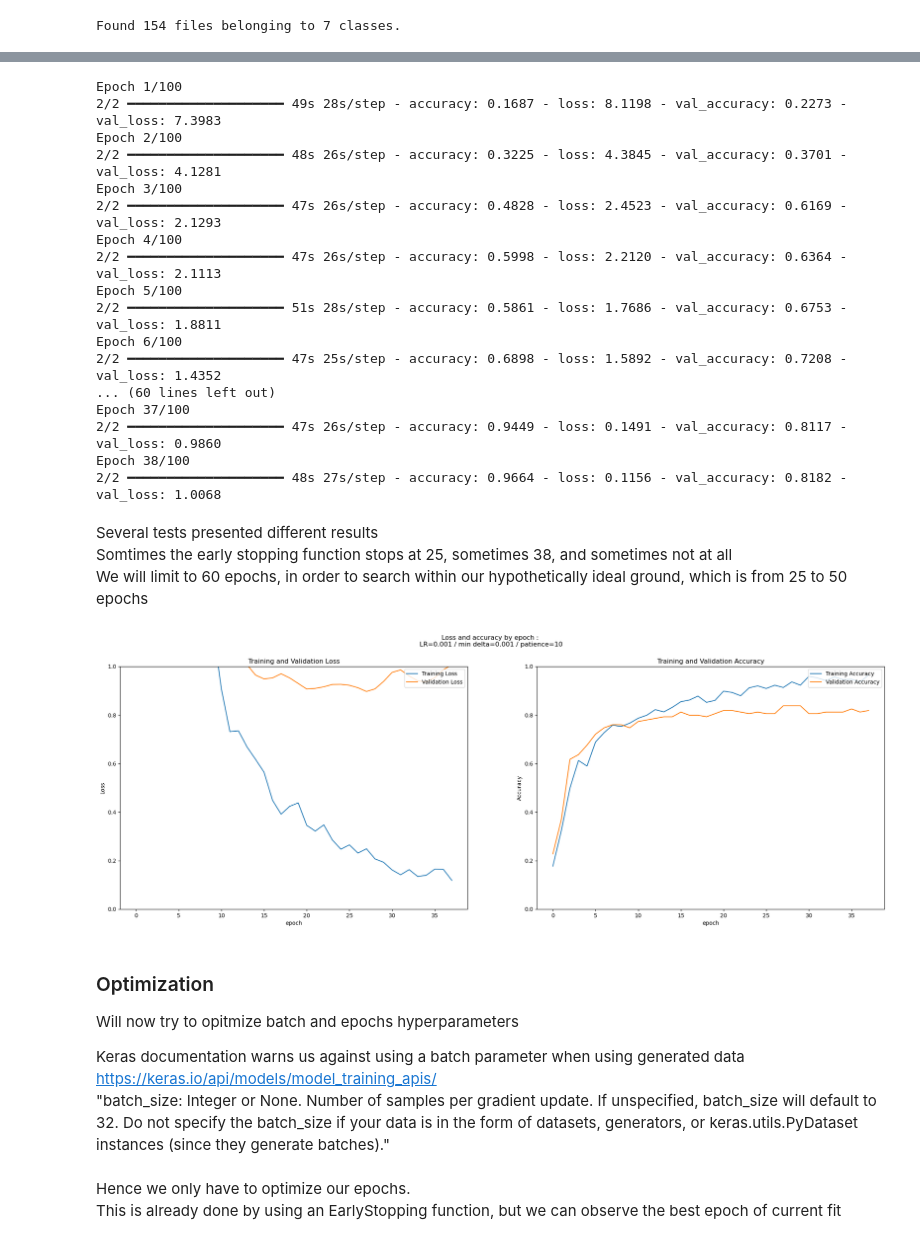
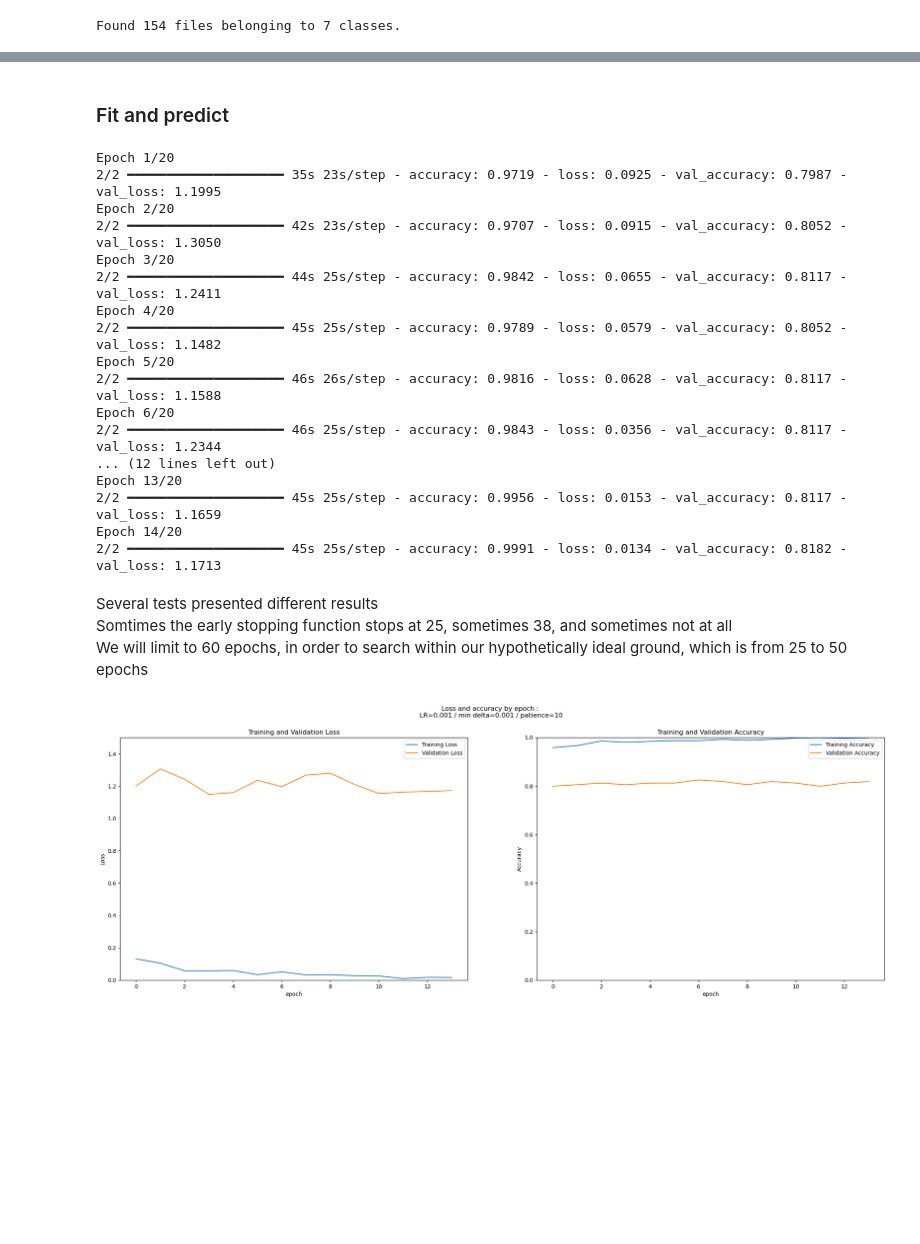
Before and after one commit to Apoxys/OCR-AIEngineer-P6, a Jupyter notebook: Classification_place_de_marche.ipynb, the cells around one changed output, grey strips where cells are left out. Cells and saved outputs as stored; diff of their text form; code cells hidden in the pictures; blank space fills up the shorter version.

Commit message:
finalized optimization and added simple classification

```diff
--- a/Classification_place_de_marche.ipynb
+++ b/Classification_place_de_marche.ipynb
@@ -226,0 +310,4 @@ Found 154 files belonging to 7 classes.
+# %%
+#extracting best values
+best_nb_epoch = best_params["epoch"]
+best_batch_size = best_params["batch"]
@@ -226,0 +318,10 @@ Found 154 files belonging to 7 classes.
+# %%
+# reseting model ?
+
+model.compile(
+    optimizer=tf.keras.optimizers.Adam(learning_rate=0.001), #1e-3
+    loss="categorical_crossentropy",
+    metrics=['accuracy'],
+)
+model.build(input_shape=(None,224, 224, 3))
+print(model.summary())
@@ -227,3 +348,5 @@ Found 154 files belonging to 7 classes.
+# %% [markdown]
+### Fit and predict
 # %%
 # define how long to wait before interruption
 min_improvement = 0.001
@@ -235,64 +358,57 @@ early_stopping = callbacks.EarlyStopping(monitor='val_loss',
 # %%
 history = model.fit(X_train,
                   validation_data=X_val,
-                  epochs=100,
+                  epochs=best_nb_epoch,
+                  batch_size=best_batch_size,
                   verbose=1,
                   callbacks=[early_stopping])
 # %% [output]
-Epoch 1/100
-2/2 ━━━━━━━━━━━━━━━━━━━━ 49s 28s/step - accuracy: 0.1687 - loss: 8.1198 - val_accuracy: 0.2273 - val_loss: 7.3983
-Epoch 2/100
-2/2 ━━━━━━━━━━━━━━━━━━━━ 48s 26s/step - accuracy: 0.3225 - loss: 4.3845 - val_accuracy: 0.3701 - val_loss: 4.1281
-Epoch 3/100
-2/2 ━━━━━━━━━━━━━━━━━━━━ 47s 26s/step - accuracy: 0.4828 - loss: 2.4523 - val_accuracy: 0.6169 - val_loss: 2.1293
-Epoch 4/100
-2/2 ━━━━━━━━━━━━━━━━━━━━ 47s 26s/step - accuracy: 0.5998 - loss: 2.2120 - val_accuracy: 0.6364 - val_loss: 2.1113
-Epoch 5/100
-2/2 ━━━━━━━━━━━━━━━━━━━━ 51s 28s/step - accuracy: 0.5861 - loss: 1.7686 - val_accuracy: 0.6753 - val_loss: 1.8811
-Epoch 6/100
-2/2 ━━━━━━━━━━━━━━━━━━━━ 47s 25s/step - accuracy: 0.6898 - loss: 1.5892 - val_accuracy: 0.7208 - val_loss: 1.4352
-... (60 lines left out)
-Epoch 37/100
-2/2 ━━━━━━━━━━━━━━━━━━━━ 47s 26s/step - accuracy: 0.9449 - loss: 0.1491 - val_accuracy: 0.8117 - val_loss: 0.9860
-Epoch 38/100
-2/2 ━━━━━━━━━━━━━━━━━━━━ 48s 27s/step - accuracy: 0.9664 - loss: 0.1156 - val_accuracy: 0.8182 - val_loss: 1.0068
+Epoch 1/20
+2/2 ━━━━━━━━━━━━━━━━━━━━ 35s 23s/step - accuracy: 0.9719 - loss: 0.0925 - val_accuracy: 0.7987 - val_loss: 1.1995
+Epoch 2/20
+2/2 ━━━━━━━━━━━━━━━━━━━━ 42s 23s/step - accuracy: 0.9707 - loss: 0.0915 - val_accuracy: 0.8052 - val_loss: 1.3050
+Epoch 3/20
+2/2 ━━━━━━━━━━━━━━━━━━━━ 44s 25s/step - accuracy: 0.9842 - loss: 0.0655 - val_accuracy: 0.8117 - val_loss: 1.2411
+Epoch 4/20
+2/2 ━━━━━━━━━━━━━━━━━━━━ 45s 25s/step - accuracy: 0.9789 - loss: 0.0579 - val_accuracy: 0.8052 - val_loss: 1.1482
+Epoch 5/20
+2/2 ━━━━━━━━━━━━━━━━━━━━ 46s 26s/step - accuracy: 0.9816 - loss: 0.0628 - val_accuracy: 0.8117 - val_loss: 1.1588
+Epoch 6/20
+2/2 ━━━━━━━━━━━━━━━━━━━━ 46s 25s/step - accuracy: 0.9843 - loss: 0.0356 - val_accuracy: 0.8117 - val_loss: 1.2344
+... (12 lines left out)
+Epoch 13/20
+2/2 ━━━━━━━━━━━━━━━━━━━━ 45s 25s/step - accuracy: 0.9956 - loss: 0.0153 - val_accuracy: 0.8117 - val_loss: 1.1659
+Epoch 14/20
+2/2 ━━━━━━━━━━━━━━━━━━━━ 45s 25s/step - accuracy: 0.9991 - loss: 0.0134 - val_accuracy: 0.8182 - val_loss: 1.1713
 # %% [markdown]
 Several tests presented different results \
 Somtimes the early stopping function stops at 25, sometimes 38, and sometimes not at all \
 We will limit to 60 epochs, in order to search within our hypothetically ideal ground, which is from 25 to 50 epochs
+# %%
+history_frame = pd.DataFrame(history.history)
 # %%
 fig, ax = plt.subplots(1, 2, figsize=(25, 8))
 
 # plotting loss
 ax[0].plot(history_frame['loss'], label='Training Loss')
 ax[0].plot(history_frame['val_loss'], label='Validation Loss')
 ax[0].legend(loc='upper right')
 ax[0].set_ylabel('Loss')
-ax[0].set_ylim([0,1.0])
+ax[0].set_ylim([0,1.5])
 ax[0].set_title('Training and Validation Loss')
 ax[0].set_xlabel('epoch')
 
 # plotting accuracy
 ax[1].plot(history_frame['accuracy'], label='Training Accuracy')
 ax[1].plot(history_frame['val_accuracy'], label='Validation Accuracy')
 ax[1].legend(loc='upper right')
 ax[1].set_ylabel('Accuracy')
-ax[1].set_ylim([0,1.0])
+ax[1].set_ylim([0,1.5])
 ax[1].set_title('Training and Validation Accuracy')
 ax[1].set_xlabel('epoch')
 
 
 plt.suptitle('Loss and accuracy by epoch :\n LR='+str(model.optimizer.learning_rate.numpy())+" / min delta="+str(min_improvement)+" / patience="+str(epochs_to_wait))
 plt.show()
 # %% [output]
-[figure, old version]
+[figure, new version]
-# %% [markdown]
-### Optimization
-
-Will now try to opitmize batch and epochs hyperparameters
-
-Keras documentation warns us against using a batch parameter when using generated data https://keras.io/api/models/model_training_apis/ \
-"batch_size: Integer or None. Number of samples per gradient update. If unspecified, batch_size will default to 32. Do not specify the batch_size if your data is in the form of datasets, generators, or keras.utils.PyDataset instances (since they generate batches)."
-# %% [markdown]
-Hence we only have to optimize our epochs. \
-This is already done by using an EarlyStopping function, but we can observe the best epoch of current fit
```
Also changed, not shown: parts of 15 cells of this notebook.
